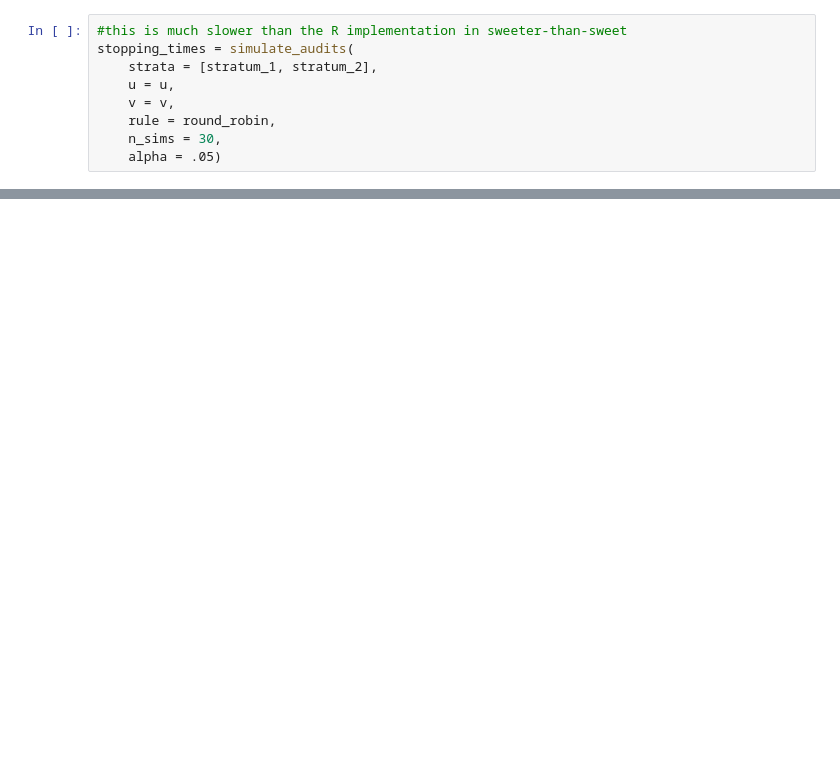
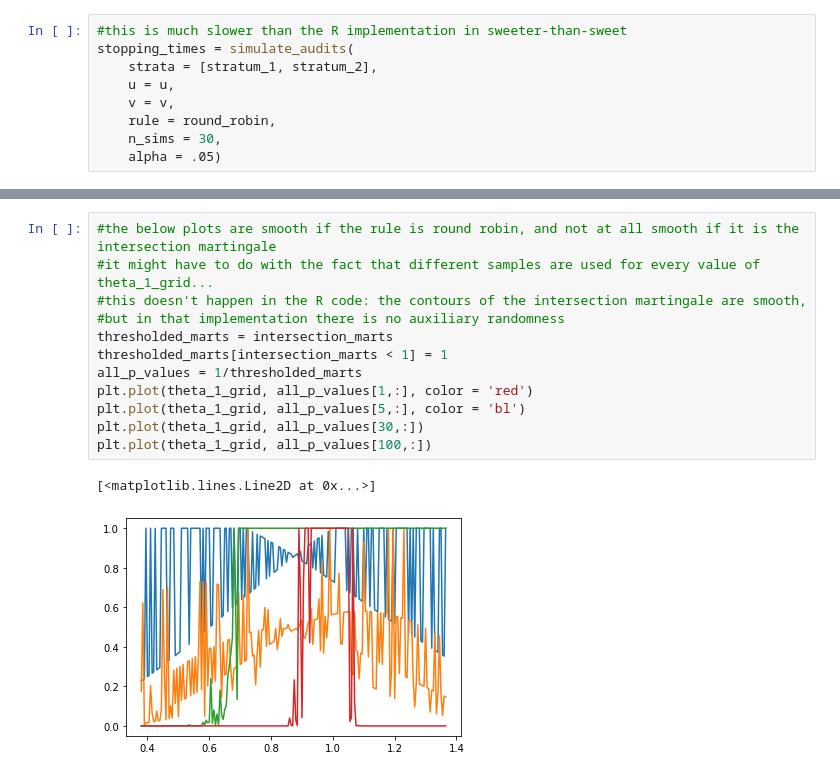
Before and after one commit to spertus/UI-TS, a Jupyter notebook: Code/stratMartExample.ipynb, the cells around one changed output, grey strips where cells are left out. Cells and saved outputs as stored; diff of their text form; blank space fills up the shorter version.

```diff
--- a/Code/stratMartExample.ipynb
+++ b/Code/stratMartExample.ipynb
@@ -92,0 +83,15 @@ plt.plot(theta_1_grid, all_p_values[100,:])
+# %%
+#the below plots are smooth if the rule is round robin, and not at all smooth if it is the intersection martingale
+#it might have to do with the fact that different samples are used for every value of theta_1_grid...
+#this doesn't happen in the R code: the contours of the intersection martingale are smooth,
+#but in that implementation there is no auxiliary randomness
+thresholded_marts = intersection_marts
+thresholded_marts[intersection_marts < 1] = 1
+all_p_values = 1/thresholded_marts
+plt.plot(theta_1_grid, all_p_values[1,:], color = 'red')
+plt.plot(theta_1_grid, all_p_values[5,:], color = 'bl')
+plt.plot(theta_1_grid, all_p_values[30,:])
+plt.plot(theta_1_grid, all_p_values[100,:])
+# %% [output]
+[<matplotlib.lines.Line2D at 0x...>]
+[figure, added]
```
Also changed, not shown: parts of 6 cells of this notebook, 1 other file.
